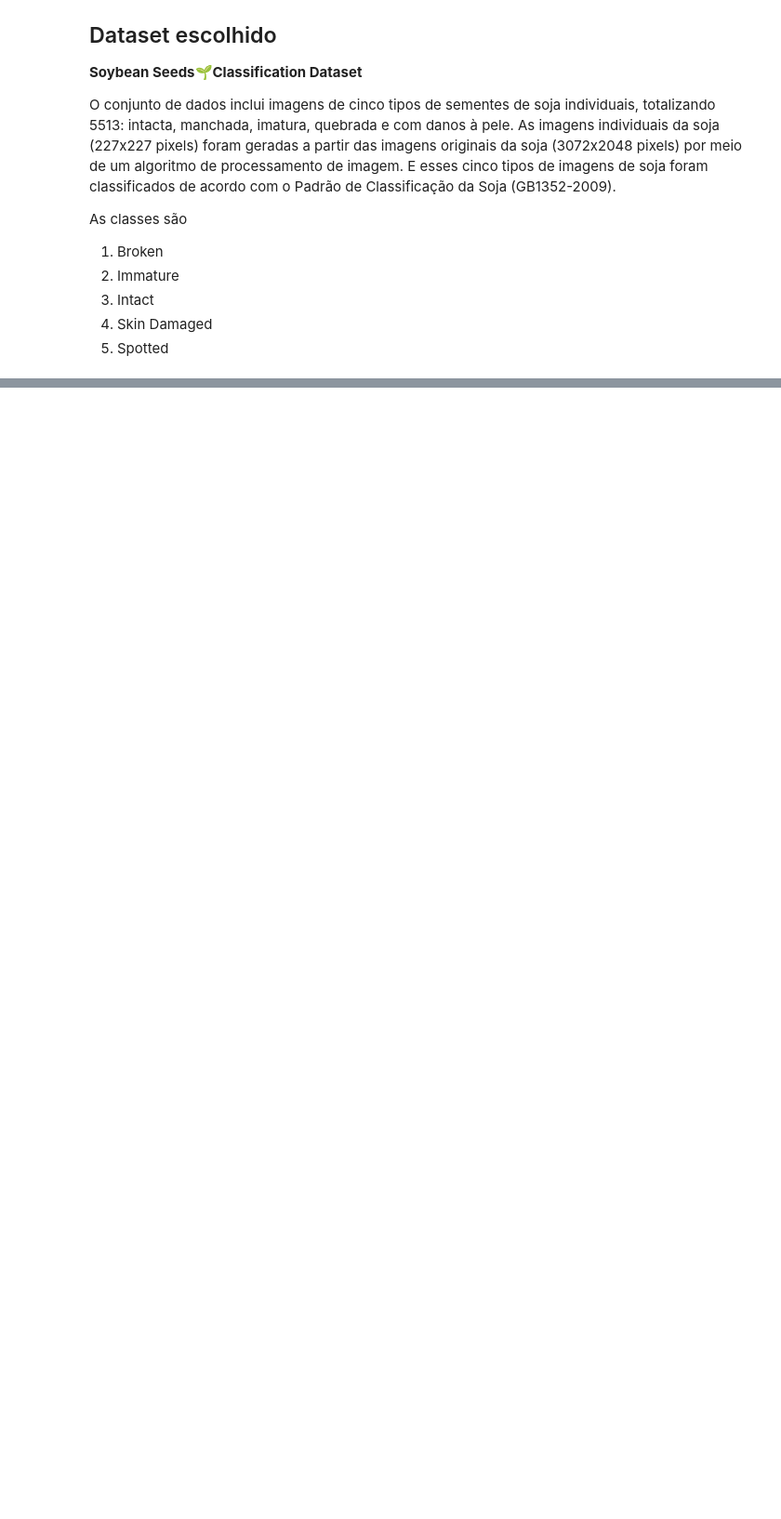
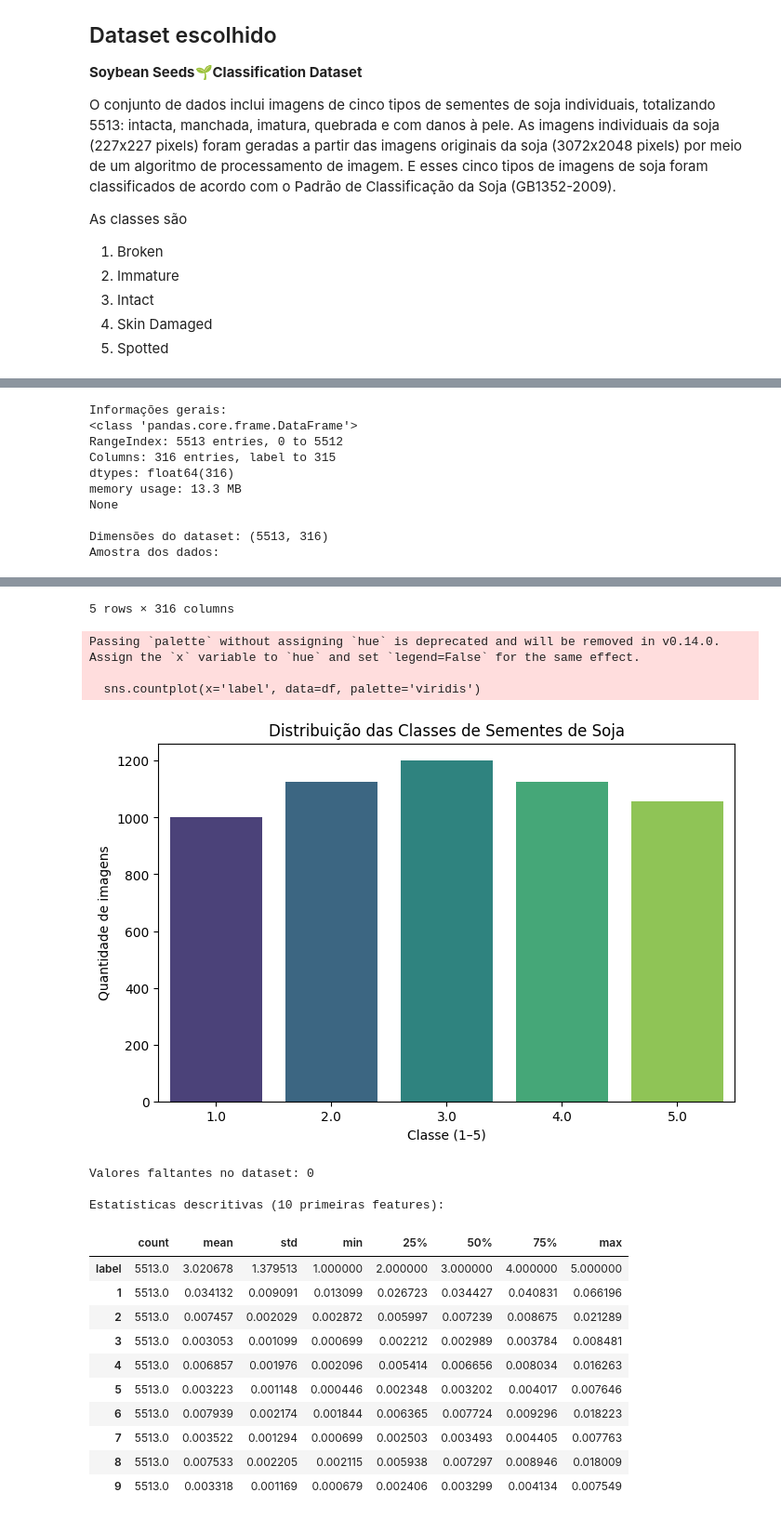
Before and after one commit to Danilus04/Semin-rio-Modelos---Ciencias-da-Computa-o, a Jupyter notebook: notebook.ipynb, the cells around one changed output, grey strips where cells are left out. Shown at 93% size. Drawn from its saved outputs; the diff is of its cells as text; code cells hidden in the pictures; blank space fills up the shorter version.

```diff
--- a/notebook.ipynb
+++ b/notebook.ipynb
@@ -26,0 +151,49 @@ As classes são
+# %%
+# EDA
+
+# Carregar o dataset de features
+df = pd.read_csv('./features_full.csv')
+
+# Renomear a primeira coluna para "label"
+df.rename(columns={df.columns[0]: 'label'}, inplace=True)
+
+# Informações gerais
+print("Informações gerais:")
+print(df.info(), "\n")
+
+print("Dimensões do dataset:", df.shape)
+print("Amostra dos dados:")
+display(df.head())
+
+# Distribuição das classes
+plt.figure(figsize=(8, 5))
+sns.countplot(x='label', data=df, palette='viridis')
+plt.title("Distribuição das Classes de Sementes de Soja")
+plt.xlabel("Classe (1–5)")
+plt.ylabel("Quantidade de imagens")
+plt.show()
+
+# Verificar valores faltantes
+missing = df.isnull().sum().sum()
+print(f"Valores faltantes no dataset: {missing}")
+
+# Estatísticas descritivas básicas
+print("\nEstatísticas descritivas (10 primeiras features):")
+display(df.describe().T.head(10))
+
+# Correlação entre as primeiras 20 features
+plt.figure(figsize=(10, 8))
+sns.heatmap(df.iloc[:, 1:21].corr(), cmap='coolwarm')
+plt.title("Correlação entre as primeiras 20 features")
+plt.show()
+# %% [output]
+Informações gerais:
+<class 'pandas.core.frame.DataFrame'>
+RangeIndex: 5513 entries, 0 to 5512
+Columns: 316 entries, label to 315
+dtypes: float64(316)
+memory usage: 13.3 MB
+None
+
+Dimensões do dataset: (5513, 316)
+Amostra dos dados:
@@ -26,0 +206,19 @@ As classes são
+5 rows × 316 columns
+Passing `palette` without assigning `hue` is deprecated and will be removed in v0.14.0. Assign the `x` variable to `hue` and set `legend=False` for the same effect.
+
+  sns.countplot(x='label', data=df, palette='viridis')
+[figure, added]
+Valores faltantes no dataset: 0
+
+Estatísticas descritivas (10 primeiras features):
+|  | count | mean | std | min | 25% | 50% | 75% | max |
+| label | 5513.0 | 3.020678 | 1.379513 | 1.000000 | 2.000000 | 3.000000 | 4.000000 | 5.000000 |
+| 1 | 5513.0 | 0.034132 | 0.009091 | 0.013099 | 0.026723 | 0.034427 | 0.040831 | 0.066196 |
+| 2 | 5513.0 | 0.007457 | 0.002029 | 0.002872 | 0.005997 | 0.007239 | 0.008675 | 0.021289 |
+| 3 | 5513.0 | 0.003053 | 0.001099 | 0.000699 | 0.002212 | 0.002989 | 0.003784 | 0.008481 |
+| 4 | 5513.0 | 0.006857 | 0.001976 | 0.002096 | 0.005414 | 0.006656 | 0.008034 | 0.016263 |
+| 5 | 5513.0 | 0.003223 | 0.001148 | 0.000446 | 0.002348 | 0.003202 | 0.004017 | 0.007646 |
+| 6 | 5513.0 | 0.007939 | 0.002174 | 0.001844 | 0.006365 | 0.007724 | 0.009296 | 0.018223 |
+| 7 | 5513.0 | 0.003522 | 0.001294 | 0.000699 | 0.002503 | 0.003493 | 0.004405 | 0.007763 |
+| 8 | 5513.0 | 0.007533 | 0.002205 | 0.002115 | 0.005938 | 0.007297 | 0.008946 | 0.018009 |
+| 9 | 5513.0 | 0.003318 | 0.001169 | 0.000679 | 0.002406 | 0.003299 | 0.004134 | 0.007549 |
```
Also changed, not shown: parts of 7 cells of this notebook, 1 other file.
